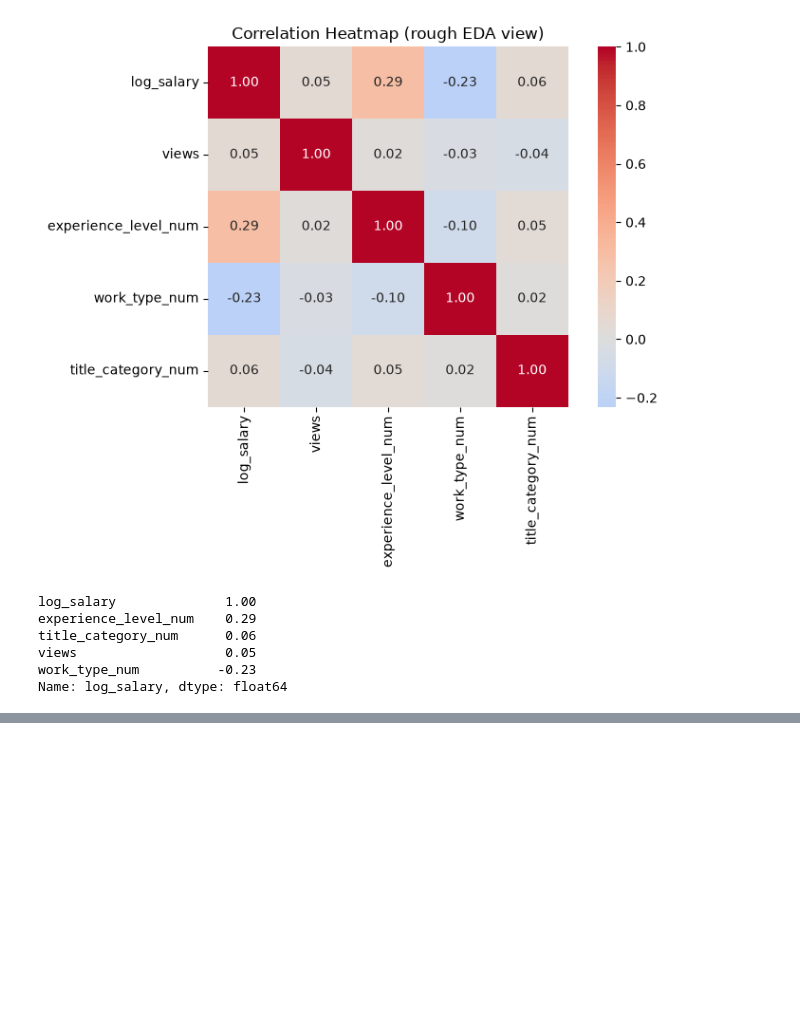
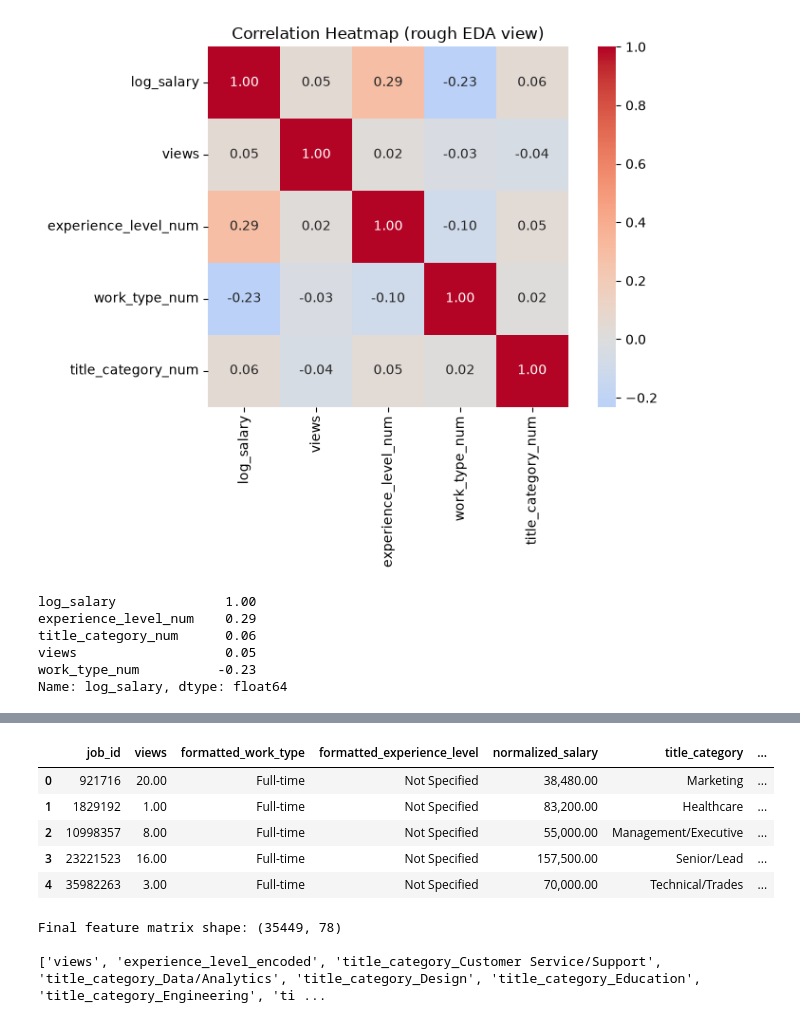
Before and after one commit to elise-Iss15/linear-regression-model, a Jupyter notebook: summative/linear_regression/multivariate.ipynb, the cells around one changed output, grey strips where cells are left out. Saved outputs shown, nothing was run; the diff lists cells and outputs as text; code cells hidden in the pictures; blank space fills up the shorter version.

Commit message:
feat:  categorical features (title_category, state, experience level, work type), train/test split

```diff
--- a/summative/linear_regression/multivariate.ipynb
+++ b/summative/linear_regression/multivariate.ipynb
@@ -318,0 +341,24 @@ Name: log_salary, dtype: float64
+# %%
+import re
+
+
+def extract_state(location):
+    loc = str(location).strip()
+    match = re.search(r',\s*([A-Z]{2})$', loc)
+    if match:
+        return match.group(1)
+    elif loc == 'United States':
+        return 'US - Unspecified'
+    elif 'Metropolitan Area' in loc or 'Area' in loc:
+        return 'US - Metro Area (Unspecified State)'
+    else:
+        return 'International/Other'
+
+df_clean['state'] = df_clean['location'].apply(extract_state)
+
+print("Unique states/categories:", df_clean['state'].nunique())
+print()
+print(df_clean['state'].value_counts().head(20))
+print()
+other_pct = (df_clean['state'] == 'International/Other').mean() * 100
+print(f"'International/Other': {other_pct:.1f}%")
@@ -318,0 +383,37 @@ Name: log_salary, dtype: float64
+# %%
+df_clean = df_clean.drop(columns=['location'])
+df_clean.head()
+# %% [output]
+|  | job_id | views | formatted_work_type | formatted_experience_level | normalized_salary | title_category | ... |
+| 0 | 921716 | 20.00 | Full-time | Not Specified | 38,480.00 | Marketing | ... |
+| 1 | 1829192 | 1.00 | Full-time | Not Specified | 83,200.00 | Healthcare | ... |
+| 2 | 10998357 | 8.00 | Full-time | Not Specified | 55,000.00 | Management/Executive | ... |
+| 3 | 23221523 | 16.00 | Full-time | Not Specified | 157,500.00 | Senior/Lead | ... |
+| 4 | 35982263 | 3.00 | Full-time | Not Specified | 70,000.00 | Technical/Trades | ... |
+# %%
+experience_order = {
+    'Not Specified': 0, 'Internship': 1, 'Entry level': 2,
+    'Associate': 3, 'Mid-Senior level': 4, 'Director': 5, 'Executive': 6
+}
+df_model = df_clean.copy()
+df_model['experience_level_encoded'] = df_model['formatted_experience_level'].map(experience_order)
+
+df_model = pd.get_dummies(
+    df_model,
+    columns=['title_category', 'state', 'formatted_work_type'],
+    drop_first=True
+)
+
+
+df_model['log_salary'] = np.log1p(df_model['normalized_salary'])
+
+drop_cols = ['job_id', 'formatted_experience_level', 'normalized_salary']
+df_model = df_model.drop(columns=drop_cols)
+
+print("Final feature matrix shape:", df_model.shape)
+print()
+print(df_model.columns.tolist())
+# %% [output]
+Final feature matrix shape: (35449, 78)
+
+['views', 'experience_level_encoded', 'title_category_Customer Service/Support', 'title_category_Data/Analytics', 'title_category_Design', 'title_category_Education', 'title_category_Engineering', 'ti ...
```
Also changed, not shown: parts of 3 cells of this notebook.
